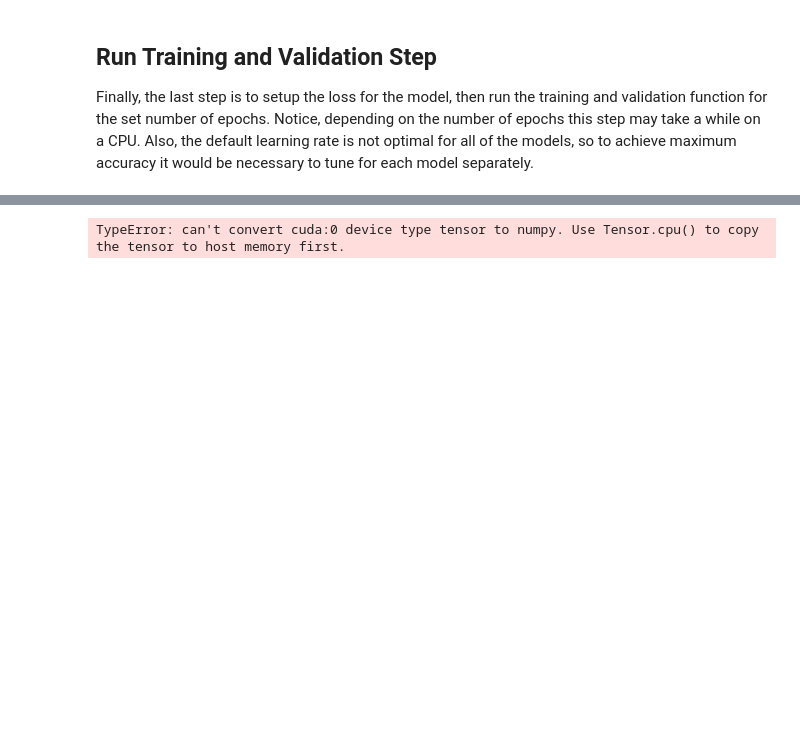
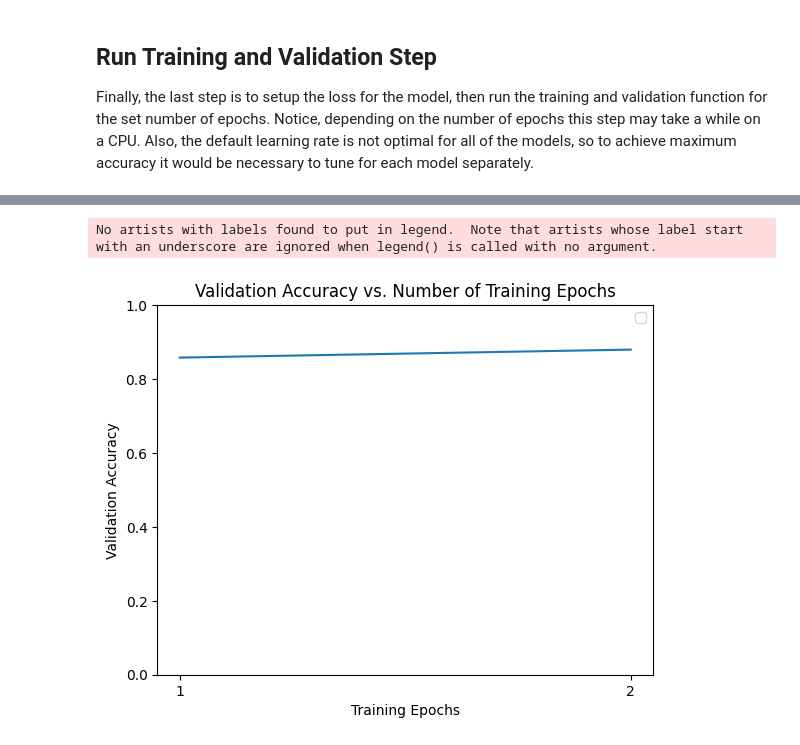
Before and after one commit to casper9429-kth/Project-Explore-Transfer-Learning-DD2424, a Jupyter notebook: task2.ipynb, the cells around one changed output, grey strips where cells are left out. Saved outputs shown, nothing was run; the diff lists cells and outputs as text; code cells hidden in the pictures; blank space fills up the shorter version.

Commit message:
save model in cpu

```diff
--- a/task2.ipynb
+++ b/task2.ipynb
@@ -107,7 +107,7 @@ num_classes = 37
 batch_size = 50
 
 # Number of epochs to train for
-num_epochs = 15
+num_epochs = 2
 
 # Flag for feature extracting. When False, we finetune the whole model,
 #   when True we only update the reshaped layer params
@@ -748,29 +747,29 @@ Best val Acc: 0.916836
 # %%
 # Plot the training curves of validation accuracy vs. number
 #  of training epochs for the transfer learning method and
 #  the model trained from scratch
 
+# transform model and hist to cpu
+model_ft = model_ft.cpu()
+hist = [h.cpu() for h in hist]
+
+# save the model to disk
+torch.save(model_ft, "models/"+model_name_ext + "_model" + ".pt")
+torch.save(hist, "models/"+model_name_ext + "_hist" + ".pt")
+
 # Transform the history to a numpy array
 ohist = [h.cpu().numpy() for h in hist]
 ohist = np.array(ohist)
 
-# save the history to disk
-np.save(model_name_ext + "_hist" + ".npy", hist)
-
-
-ohist = []
-
-ohist = [h.cpu().numpy() for h in hist]
-
-
-
+# Plot the training curves of validation accuracy vs. number
 plt.title("Validation Accuracy vs. Number of Training Epochs")
 plt.xlabel("Training Epochs")
 plt.ylabel("Validation Accuracy")
 plt.plot(range(1,num_epochs+1),ohist)#,label="Pretrained")
 plt.ylim((0,1.))
 plt.xticks(np.arange(1, num_epochs+1, 1.0))
 plt.legend()
 plt.show()
 # %% [output]
-TypeError: can't convert cuda:0 device type tensor to numpy. Use Tensor.cpu() to copy the tensor to host memory first.
+No artists with labels found to put in legend.  Note that artists whose label start with an underscore are ignored when legend() is called with no argument.
+[figure, added]
```
Also changed, not shown: parts of 1 cell of this notebook, 4 other files.
